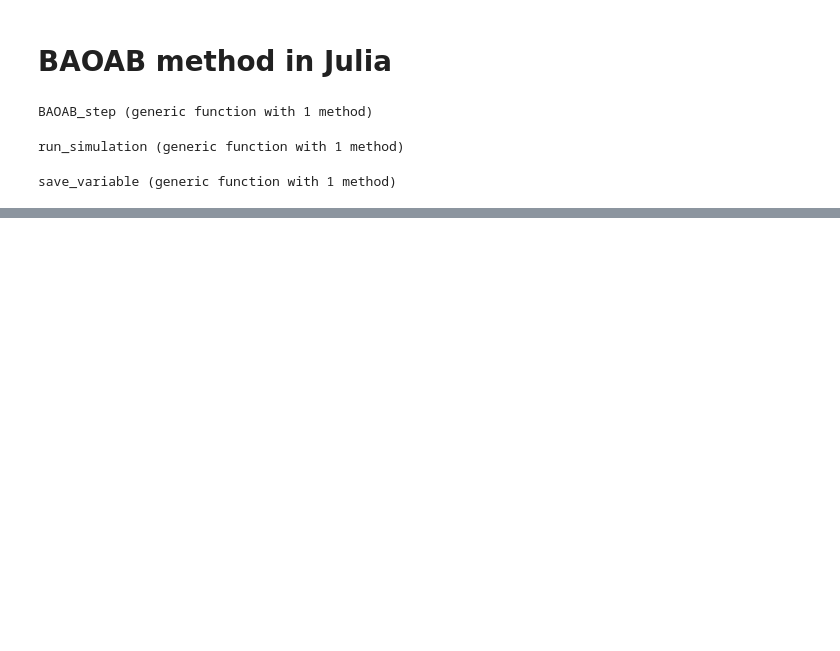
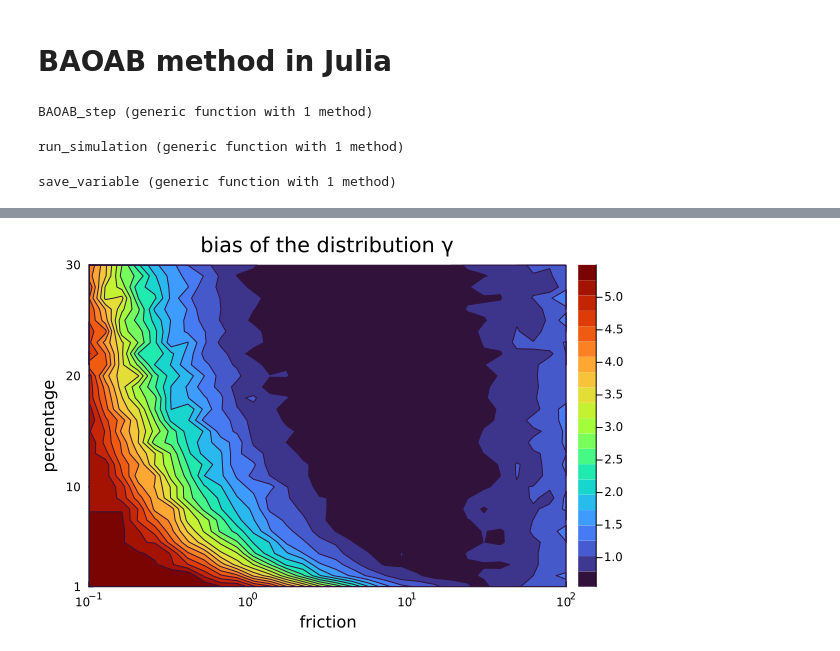
Before and after one commit to will-r-smith/Stochastic-Gradient-Langevin-Dynamics, a Jupyter notebook: models/problem1.ipynb, the cells around one changed output, grey strips where cells are left out. Cells and saved outputs as stored; diff of their text form; code cells hidden in the pictures; blank space fills up the shorter version.

```diff
--- a/models/problem1.ipynb
+++ b/models/problem1.ipynb
@@ -235,0 +218,16 @@ yticks!([1, 10, 20, 30])
+# %%
+n_lst = 30:-1:1
+A_lst = 10. .^ range(2, -1, length=30)
+A_ls = reverse(A_lst); n_ls = reverse(n_lst)
+bias_matrix_pdf2 = open(deserialize, "bias_matrix_pdf2.jls");
+
+contour(A_ls, n_ls, bias_matrix_pdf2, fill=true)
+contourf(A_ls, n_ls, bias_matrix_pdf2, levels=20, color=:turbo, colorbar=true)
+title!("bias of the distribution γ")
+xaxis!(:log10)
+xlabel!("friction")
+ylabel!("percentage")
+xticks!([0.1, 1, 10, 100])
+yticks!([1, 10, 20, 30])
+# %% [output]
+[figure, added]
```
Also changed, not shown: parts of 10 cells of this notebook.
